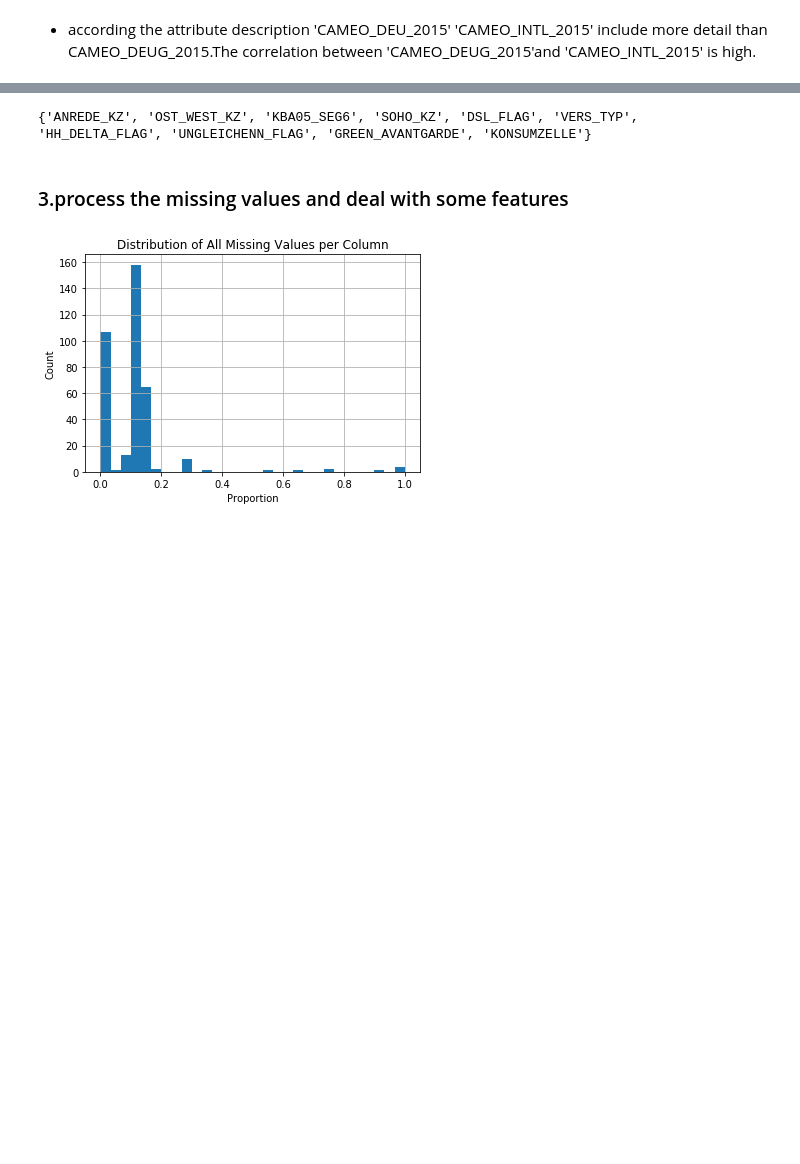
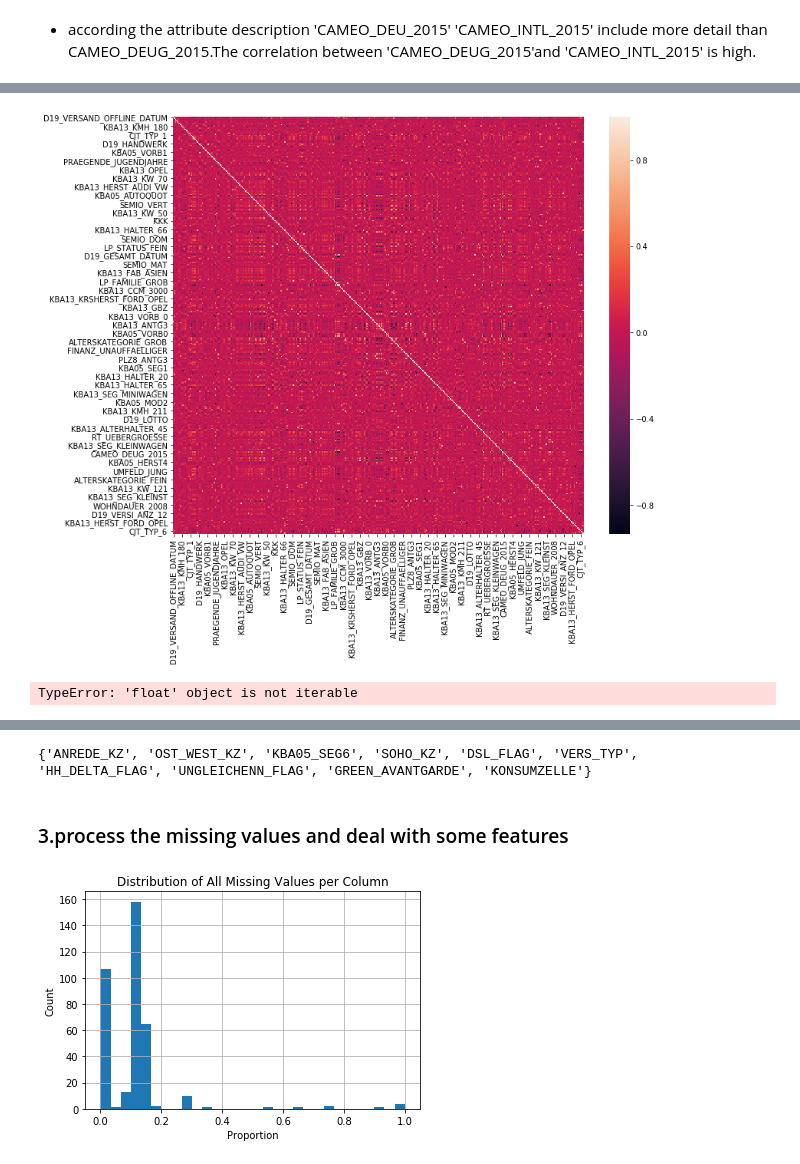
Before and after one commit to xueweiyema/ArvatoProject, a Jupyter notebook: Arvato Project Workbook.ipynb, the cells around one changed output, grey strips where cells are left out. Drawn from its saved outputs; the diff is of its cells as text; code cells hidden in the pictures; blank space fills up the shorter version.

```diff
--- a/Arvato Project Workbook.ipynb
+++ b/Arvato Project Workbook.ipynb
@@ -385,2 +594,8 @@ print(multiple_categories_attribute)
 # %%
-my_azdias_categories[list(multiple_categories_attribute)]
+my_azdias_categories_corr = my_azdias_categories[list(multiple_categories_attribute)].corr()
+# %%
+plt.figure(figsize=(12,10))
+sns.heatmap(my_azdias_categories_corr)
+plt.show()
+# %% [output]
+[figure, added]
@@ -386,0 +604,9 @@ my_azdias_categories[list(multiple_categories_attribute)]
+# %%
+categories_corr_list=set()
+for index, row in my_azdias_categories_corr_.iterrows():
+#     categories_corr_list.append([np.argmax(row),index,row.max()])
+    for k, v in row:
+        if v>0.85:
+            print(index,v)
+# %% [output]
+TypeError: 'float' object is not iterable
```
Also changed, not shown: parts of 34 cells of this notebook.
